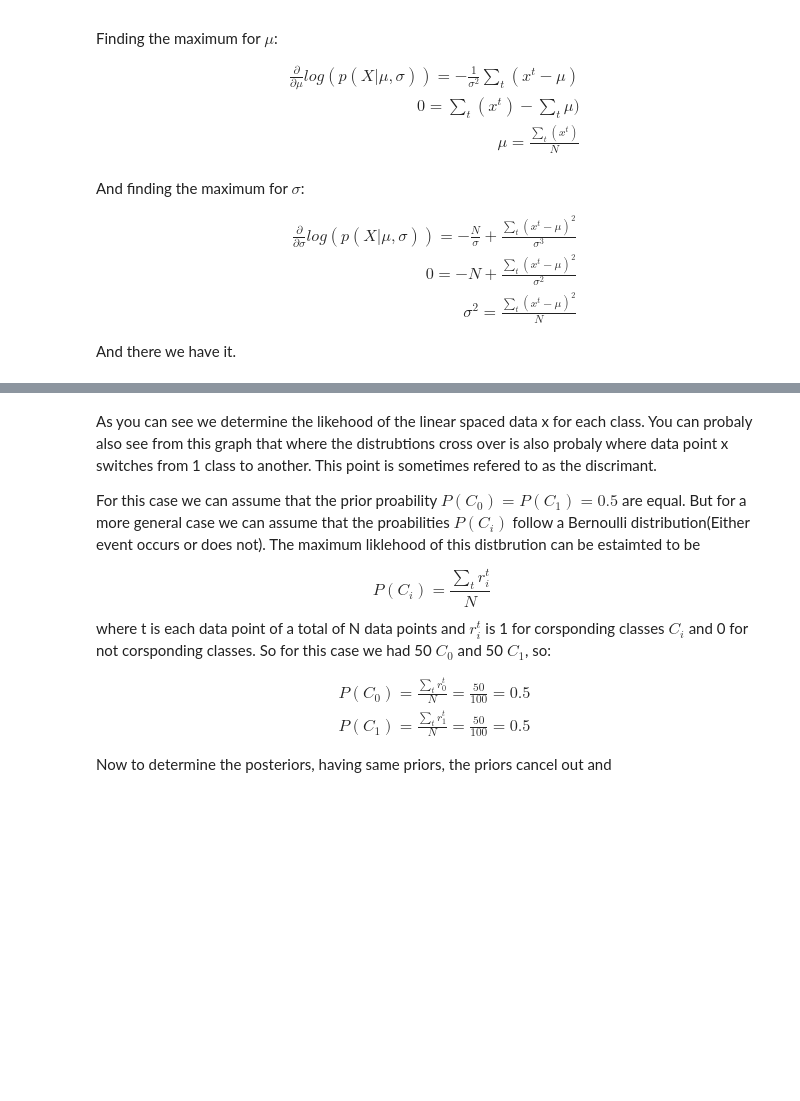
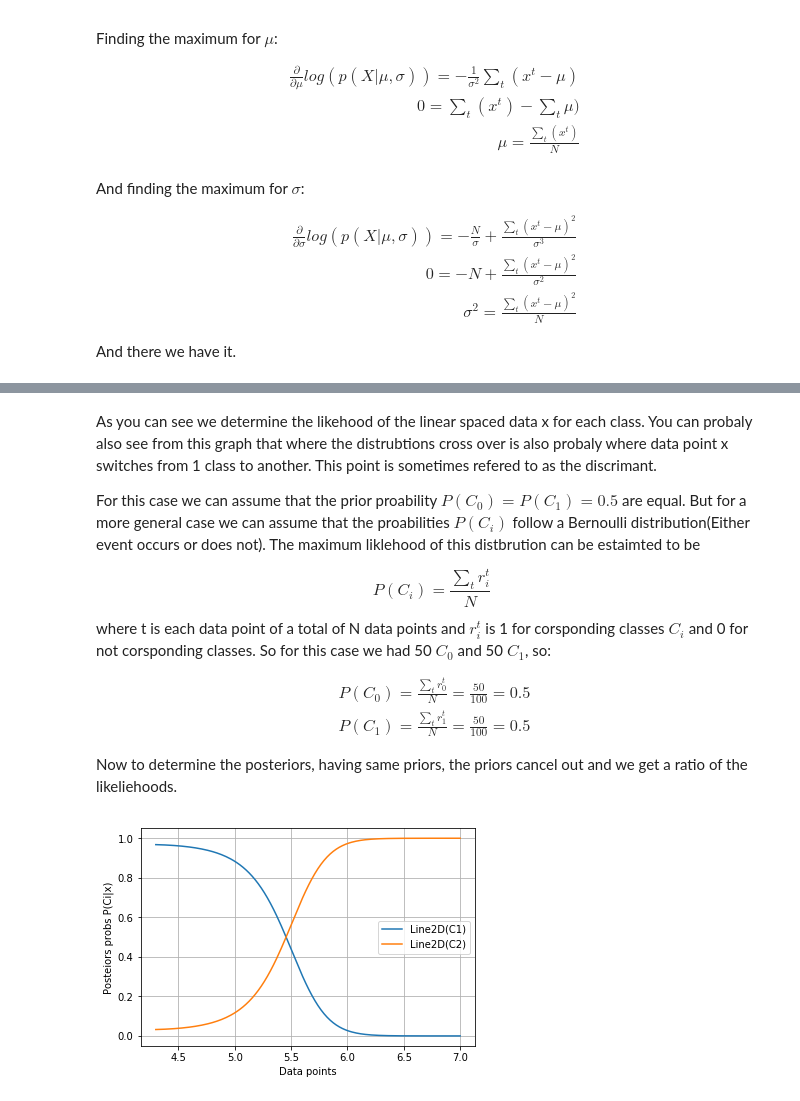
Before and after one commit to Aiden0/machine_learning, a Jupyter notebook: Machine Learning Notebook/1_Classification.ipynb, the cells around one changed output, grey strips where cells are left out. Saved outputs shown, nothing was run; the diff lists cells and outputs as text; code cells hidden in the pictures; blank space fills up the shorter version.

```diff
--- a/Machine Learning Notebook/1_Classification.ipynb
+++ b/Machine Learning Notebook/1_Classification.ipynb
@@ -154,4 +152,18 @@ P(C_0) = \frac{\sum_t r^t_0}{N} = \frac{50}{100} = 0.5\\
 P(C_1) = \frac{\sum_t r^t_1}{N} = \frac{50}{100} = 0.5
 \end{align}
 
-Now to determine the posteriors, having same priors, the priors cancel out and
+Now to determine the posteriors, having same priors, the priors cancel out and we get a ratio of the likeliehoods.
+# %%
+#Output the posteriors
+#i.e P(C1|x) and P(C2|x)
+#P(C1|x) = P(C1|x)/(P(C1|x)+P(C2|x))
+#Assuming priors of each class is same
+#i.e P(C1)=P(C2)=0.5
+c1, = plt.plot(x,P1/(P1+P2),label='C1')
+c2, = plt.plot(x,P2/(P1+P2),label='C2')
+plt.xlabel("Data points")
+plt.ylabel("Posteiors probs P(Ci|x)")
+plt.legend([c1,c2])
+plt.grid()
+# %% [output]
+[figure, added]
```
Also changed, not shown: parts of 12 cells of this notebook.
